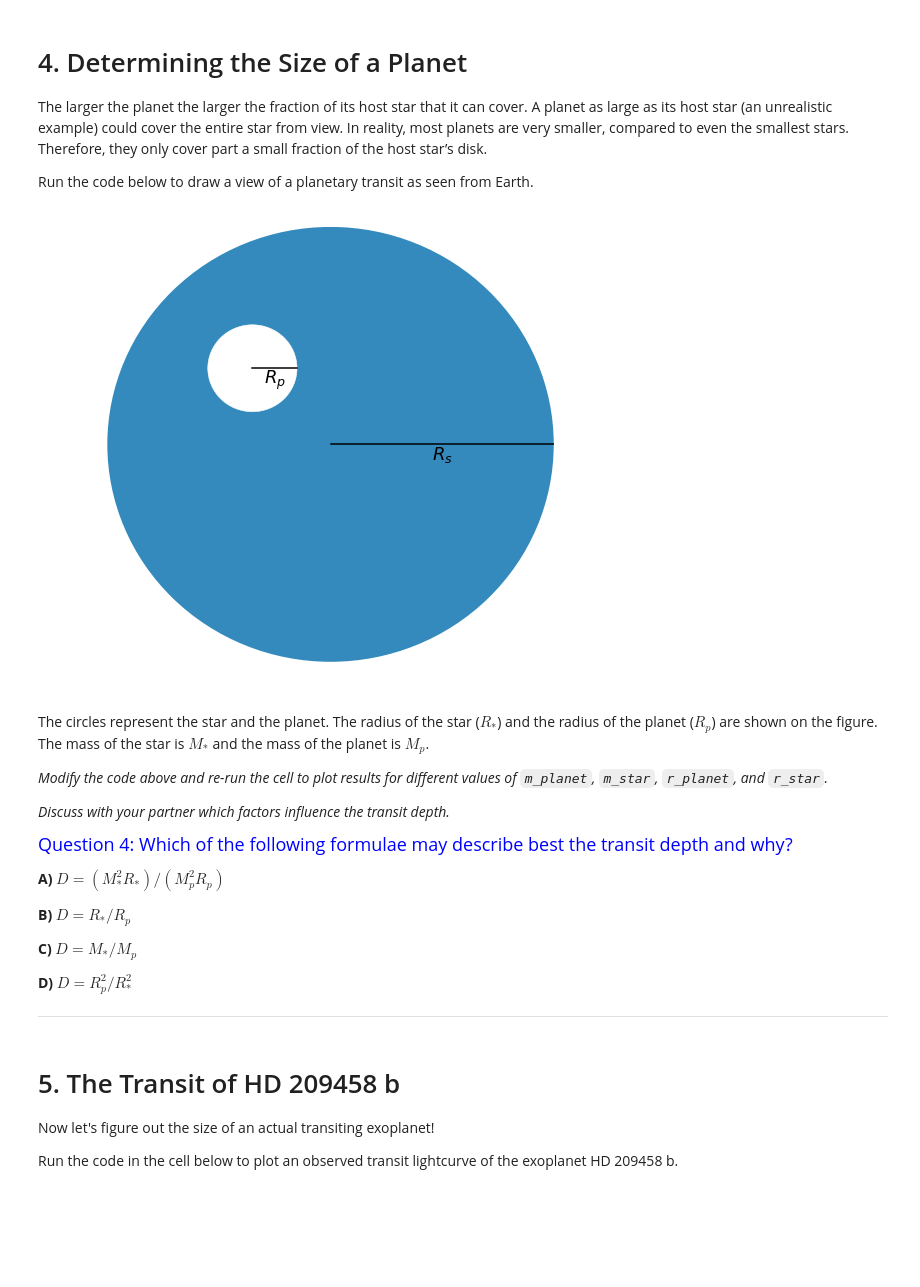
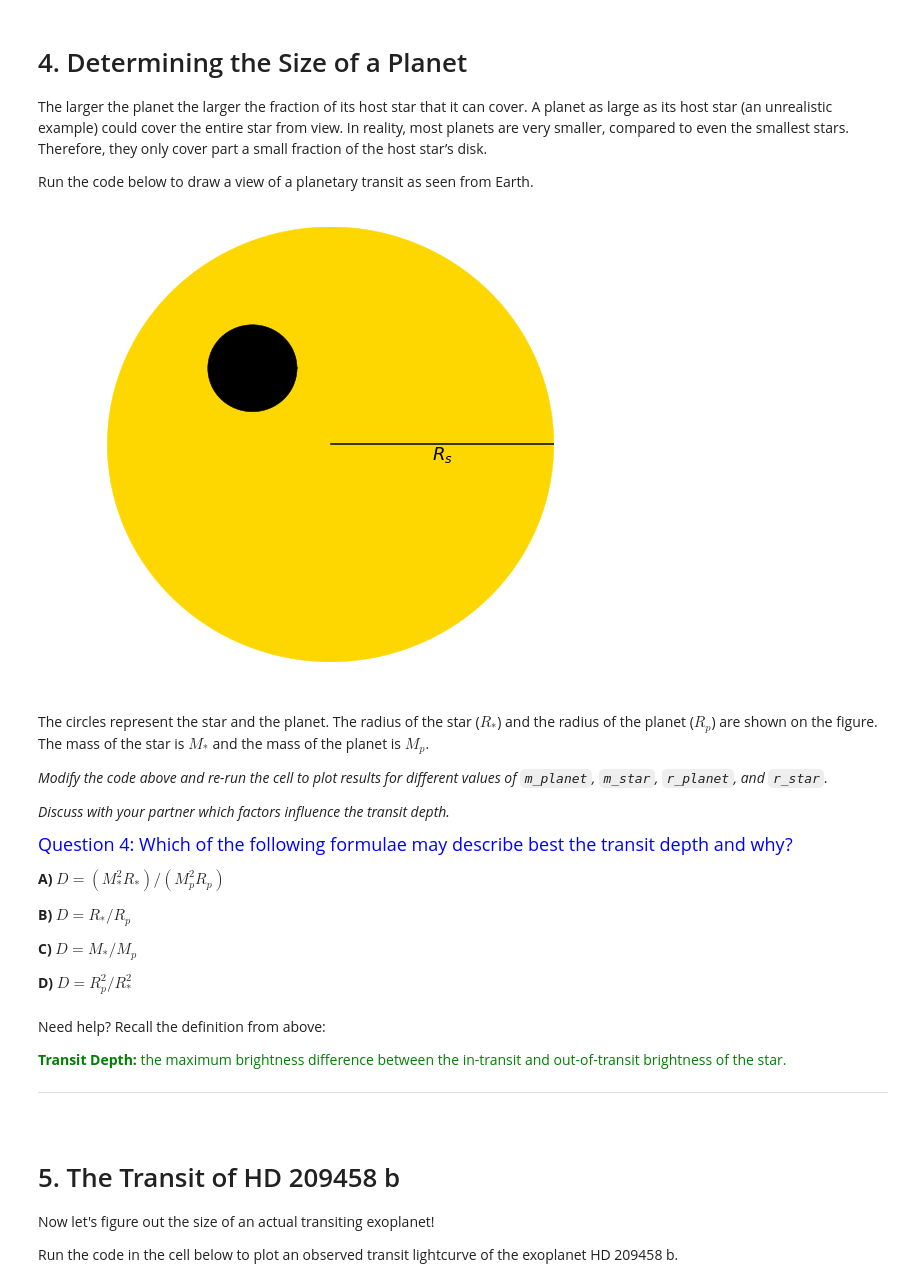
Before and after one commit to EDENSurvey/TeenAstroCafeActivity, a Jupyter notebook: activity.ipynb, the cells around one changed output. Cells and saved outputs as stored; diff of their text form; code cells hidden in the pictures; blank space fills up the shorter version.

Commit message:
updated several figures and added a new interactive transit figure

```diff
--- a/activity.ipynb
+++ b/activity.ipynb
@@ -240,26 +283,26 @@ Run the code below to draw a view of a planetary transit as seen from Earth.
 # %%
 # Planet and star parameters
 m_planet = 0.01
 m_star = 1.
 r_planet = 0.2
 r_star = 1.
 
 # Plotting values
 fig, ax = plt.subplots(figsize=(8, 8))
-star = plt.Circle((0,0), r_star)
+star = plt.Circle((0,0), r_star,color='gold')
 ax.add_artist(star)
 ax.plot([0, r_star], [0, 0], 'k-')
 ax.text(r_star/2., 0, '$R_{s}$', va='top', ha='center')
-planet = plt.Circle((-0.35, 0.35), r_planet, color='white')
+planet = plt.Circle((-0.35, 0.35), r_planet, color='black')
 ax.add_artist(planet)
 ax.plot([-0.35, -0.35+r_planet], [0.35, 0.35], 'k-')
 ax.text(-0.35+r_planet/2., 0.35, '$R_{p}$', va='top', ha='center')
 ax.set_xlim(-r_star, r_star)
 ax.set_ylim(-r_star, r_star)
 plt.axis('off')
 plt.show()
 # %% [output]
-[figure, old version]
+[figure, new version]
 # %% [markdown]
 The circles represent the star and the planet. The radius of the star ($R_{*}$) and the radius of the planet ($R_{p}$) are shown on the figure. The mass of the star is $M_{*}$ and the mass of the planet is $M_{p}$.
 
@@ -276,7 +319,14 @@ The circles represent the star and the planet. The radius of the star ($R_{*}$)
 **C)**  $D = M_{*} / M_{p}$
 
 **D)**  $D = R_{p}^{2} / R_{*}^{2}$
-___
+# %% [markdown]
+Need help? Recall the definition from above:
+
+<font color="green">
+
+**Transit Depth:** the maximum brightness difference between the in-transit and out-of-transit brightness of the star.
+</font>
+____
 # %% [markdown]
 # 5. The Transit of HD 209458 b
 
```
Also changed, not shown: parts of 14 cells of this notebook.
